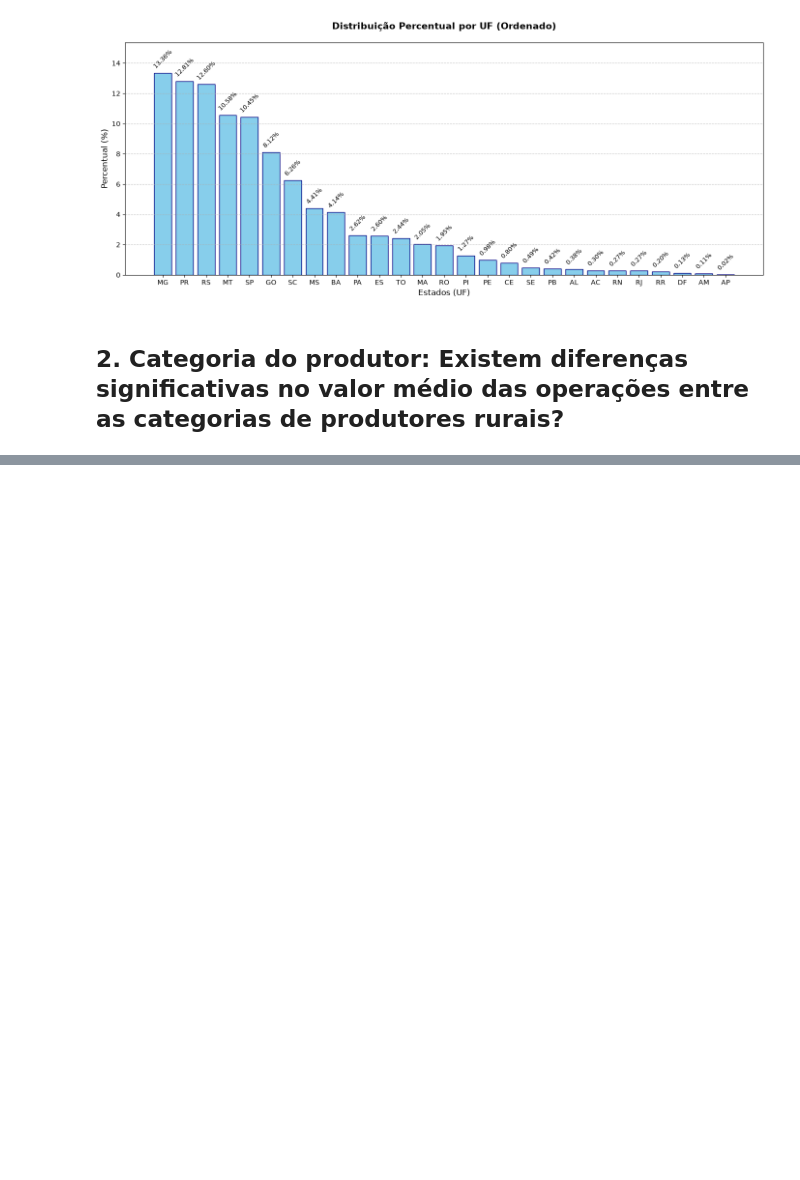
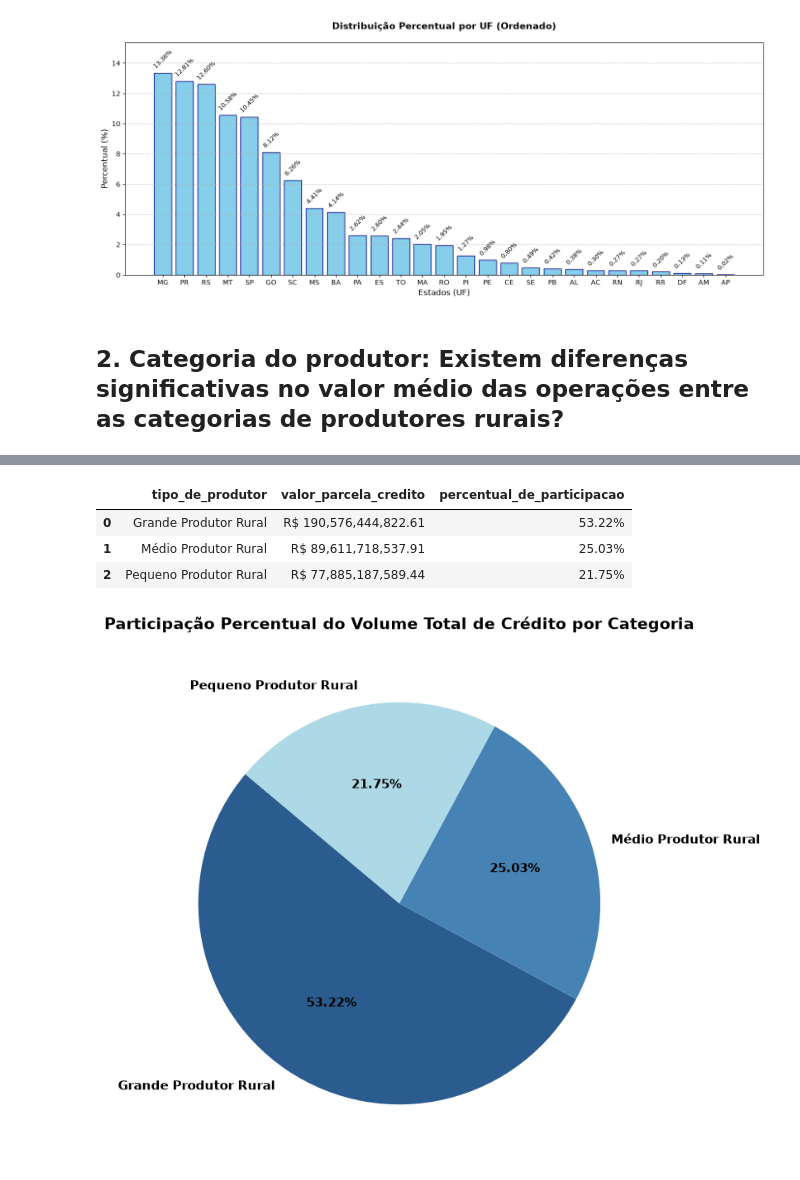
Before and after one commit to Douglllasms/projeto-final-ds-py-004, a Jupyter notebook: analise_explicada.ipynb, the cells around one changed output, grey strips where cells are left out. Drawn from its saved outputs; the diff is of its cells as text; code cells hidden in the pictures; blank space fills up the shorter version.

```diff
--- a/analise_explicada.ipynb
+++ b/analise_explicada.ipynb
@@ -1044,0 +1064,48 @@ plt.show()
+# %%
+# 1. Calcula a soma total acumulada por categoria de produtor
+total_categoria = operacao_traduzida.groupby('tipo_de_produtor')['valor_parcela_credito'].sum().reset_index()
+total_categoria = total_categoria.sort_values(by='valor_parcela_credito', ascending=False)
+
+# 2. Calcula o percentual e já formata como texto com o símbolo %
+total_geral = total_categoria['valor_parcela_credito'].sum()
+percentual_calc = (total_categoria['valor_parcela_credito'] / total_geral) * 100
+total_categoria['percentual_de_participacao'] = percentual_calc.map('{:.2f}%'.format)
+
+# 3. Mantém a sua formatação original de moeda (R$) para o valor das parcelas
+pd.options.display.float_format = 'R$ {:,.2f}'.format
+display(total_categoria)
+# %% [output]
+|  | tipo_de_produtor | valor_parcela_credito | percentual_de_participacao |
+| 0 | Grande Produtor Rural | R$ 190,576,444,822.61 | 53.22% |
+| 1 | Médio Produtor Rural | R$ 89,611,718,537.91 | 25.03% |
+| 2 | Pequeno Produtor Rural | R$ 77,885,187,589.44 | 21.75% |
+# %%
+# 1. Configura o tamanho da janela do gráfico
+plt.figure(figsize=(8, 8))
+
+# 2. Define uma paleta de cores elegantes para as fatias
+cores = ['#2b5c8f', '#4682b4', '#add8e6']
+
+# 3. Cria o gráfico de pizza
+plt.pie(
+    total_categoria['valor_parcela_credito'],               # Os valores numéricos (soma)
+    labels=total_categoria['tipo_de_produtor'],             # Os nomes das fatias
+    autopct='%1.2f%%',                                      # Formato dos percentuais exibidos (2 casas decimais)
+    startangle=140,                                         # Ângulo inicial para melhor posicionamento visual
+    colors=cores,                                           # Aplica as cores definidas acima
+    textprops={'fontsize': 11, 'fontweight': 'bold'}        # Estilo do texto dentro do gráfico
+)
+
+# 4. Adiciona o título do gráfico
+plt.title(
+    'Participação Percentual do Volume Total de Crédito por Categoria',
+    fontsize=14,
+    fontweight='bold',
+    pad=20
+)
+
+# 5. Garante uma exibição limpa
+plt.tight_layout()
+plt.show()
+# %% [output]
+[figure, added]
```
Also changed, not shown: parts of 15 cells of this notebook.
